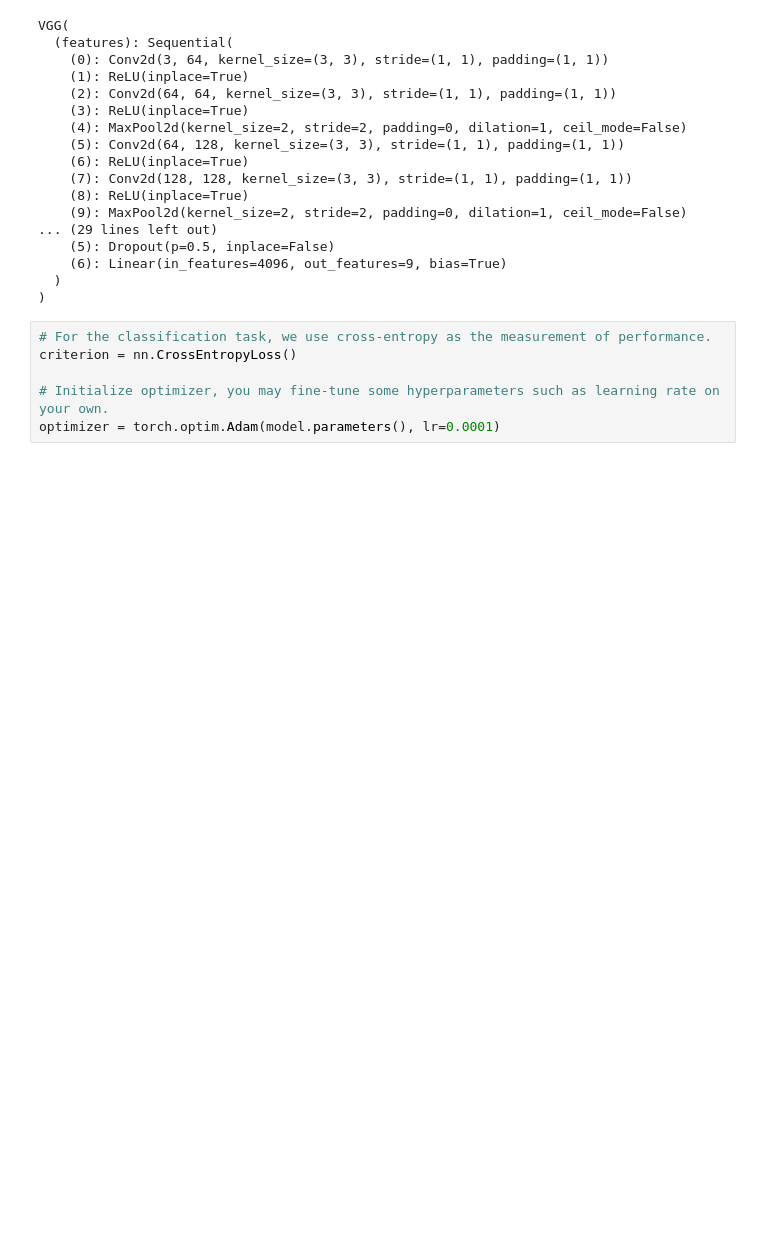
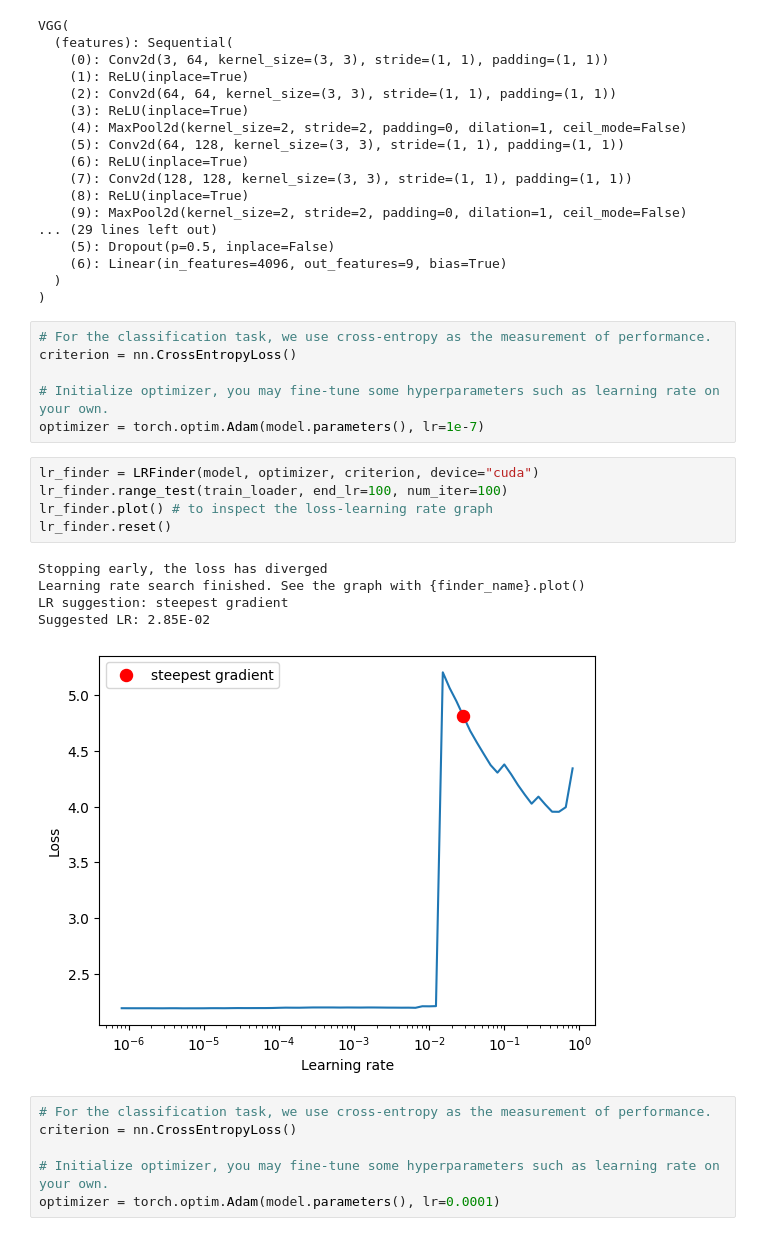
Before and after one commit to peteray-dev/Skin-Lesion-Clf-Det, a Jupyter notebook: Skin_Cancer_Classification_Aug.ipynb, the cells around one changed output. Saved outputs shown, nothing was run; the diff lists cells and outputs as text; blank space fills up the shorter version.

```diff
--- a/Skin_Cancer_Classification_Aug.ipynb
+++ b/Skin_Cancer_Classification_Aug.ipynb
@@ -869,6 +869,23 @@ VGG(
     (6): Linear(in_features=4096, out_features=9, bias=True)
   )
 )
+# %%
+# For the classification task, we use cross-entropy as the measurement of performance.
+criterion = nn.CrossEntropyLoss()
+
+# Initialize optimizer, you may fine-tune some hyperparameters such as learning rate on your own.
+optimizer = torch.optim.Adam(model.parameters(), lr=1e-7)
+# %%
+lr_finder = LRFinder(model, optimizer, criterion, device="cuda")
+lr_finder.range_test(train_loader, end_lr=100, num_iter=100)
+lr_finder.plot() # to inspect the loss-learning rate graph
+lr_finder.reset()
+# %% [output]
+Stopping early, the loss has diverged
+Learning rate search finished. See the graph with {finder_name}.plot()
+LR suggestion: steepest gradient
+Suggested LR: 2.85E-02
+[figure, added]
 # %%
 # For the classification task, we use cross-entropy as the measurement of performance.
 criterion = nn.CrossEntropyLoss()
```
Also changed, not shown: parts of 7 cells of this notebook.
